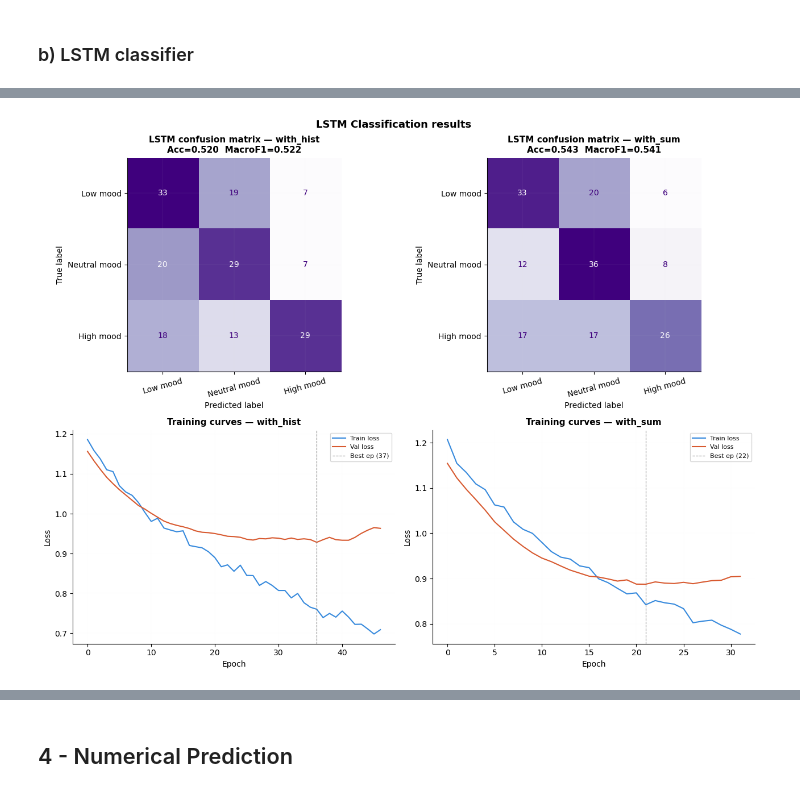
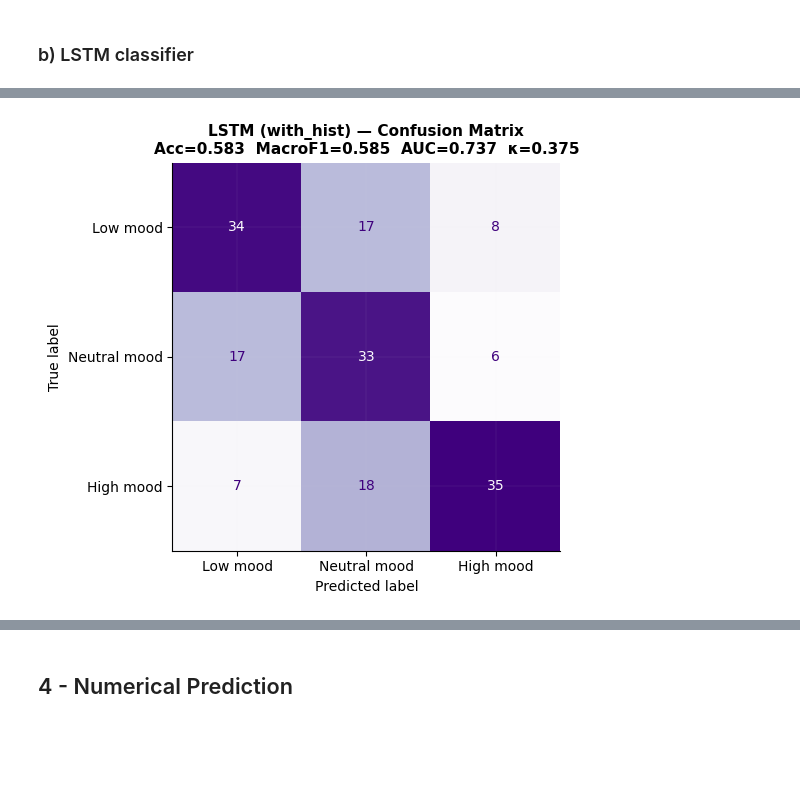
Before and after one commit to alicja-a-d/Data_Mining, a Jupyter notebook: assignment1_def.ipynb, the cells around one changed output, grey strips where cells are left out. Cells and saved outputs as stored; diff of their text form; code cells hidden in the pictures; blank space fills up the shorter version.

```diff
--- a/assignment1_def.ipynb
+++ b/assignment1_def.ipynb
@@ -915,0 +913,8 @@ plt.show()
+# %%
+# reuse model example
+xgb_class  = joblib.load("models/xgboost_classifier.pkl")
+# Predict (example)
+y_pred_try = xgb_class.predict(X_test)
+y_pred_try_prob = xgb_class.predict_proba(X_test)
+print("Predicted classes:", y_pred_try[:10])
+print("Predicted probabilities:\n", y_pred_try_prob[:10])
@@ -916,10 +934,10 @@ plt.show()
 # %% [markdown]
  ### b) LSTM classifier
 # %%
-# Feature sets for ablation study
+# Feature sets: LSTM needs 2 to avoid multicollinearity
 base_cols = list(dict.fromkeys(
     [c for c in df_feature.columns
-     if any(s in c for s in ["mean","std","weekend","total_app_time"])]
+    if any(s in c for s in ["mean","std","weekend"])]
     + [d for d in days   if d in df_feature.columns]
     + [m for m in months if m in df_feature.columns]
 ))
@@ -1106,32 +1130,68 @@ WARNING:tensorflow:5 out of the last 13 calls to <function TensorFlowTrainer.mak
 # %%
-# Evaluation plots for both feature sets
-fig, axes = plt.subplots(2, 2, figsize=(13, 10))
+for name, res in results_cls.items(): # for each set of features
 
-for col_i, (name, res) in enumerate(results_cls.items()):
-
-    # confusion matrix
-    ax = axes[0, col_i]
+    # 1. confusion matrix
+    fig, ax = plt.subplots(figsize=(6, 5))
     ConfusionMatrixDisplay.from_predictions(
         res["y_te"], res["y_pred"],
         display_labels=class_names,
-        cmap="Purples", ax=ax, colorbar=False)
-    ax.set_title(f"LSTM confusion matrix — {name}\n"
-                 f"Acc={res['test_acc']:.3f}  MacroF1={res['test_f1']:.3f}")
-    ax.tick_params(axis="x", rotation=15)
+        cmap="Purples", ax=ax, colorbar=False
+    )
+    ax.set_title(f"LSTM ({name}) — Confusion Matrix\n"
+                 f"Acc={res['test_acc']:.3f}  MacroF1={res['test_f1']:.3f}  "
+                 f"AUC={res['test_auc']:.3f}  κ={res['kappa']:.3f}")
+    plt.tight_layout()
+    plt.savefig(f"figures/lstm_cls_confusion_{name}.png", dpi=150)
+    plt.show()
 
-    # training curves
-    ax   = axes[1, col_i]
+    # 2. training curves
     hist = res["history"].history
-    ep   = np.argmin(hist["val_loss"])
+    best_ep = np.argmin(hist["val_loss"])
+    train_loss_at_best = hist["loss"][best_ep]
+    val_loss_at_best   = hist["val_loss"][best_ep]
+
+    fig, ax = plt.subplots(figsize=(8, 4))
     ax.plot(hist["loss"],     color=BLUE,  label="Train loss")
     ax.plot(hist["val_loss"], color=CORAL, label="Val loss")
-    ax.axvline(ep, color="gray", ls="--", lw=0.8, label=f"Best ep ({ep+1})")
-    ax.set_title(f"Training curves — {name}")
-    ax.set_xlabel("Epoch"); ax.set_ylabel("Loss"); ax.legend(fontsize=8)
+    ax.axvline(best_ep, color=GRAY, ls="--", lw=0.8,
+               label=f"Best epoch ({best_ep+1})")
+    ax.set_xlabel("Epoch")
+    ax.set_ylabel("Loss")
+    ax.set_title(f"LSTM ({name}) — Training Curves\n"
+                 f"Best epoch {best_ep+1}: "
+                 f"train={train_loss_at_best:.3f}  val={val_loss_at_best:.3f}  "
+                 f"gap={val_loss_at_best - train_loss_at_best:.3f}")
+    ax.legend()
+    plt.tight_layout()
+    plt.savefig(f"figures/lstm_cls_curves_{name}.png", dpi=150)
+    plt.show()
 
-plt.suptitle("LSTM Classification results", fontsize=13, fontweight="bold")
-plt.tight_layout()
-plt.savefig("figures/lstm_cls_results.png", dpi=150)
-plt.show()
+    # 3. per-class metrics
+    report     = classification_report(
+        res["y_te"], res["y_pred"],
+        target_names=class_names, output_dict=True
+    )
+    metrics_df = pd.DataFrame(report).T.loc[
+        class_names, ["precision", "recall", "f1-score"]
+    ]
+
+    fig, ax = plt.subplots(figsize=(7, 4))
+    x = np.arange(len(class_names))
+    for i, (metric, color) in enumerate(zip(
+        ["precision", "recall", "f1-score"], [BLUE, TEAL, CORAL]
+    )):
+        ax.bar(x + i * 0.25, metrics_df[metric], 0.25,
+               label=metric, color=color)
+    ax.set_xticks(x + 0.25)
+    ax.set_xticklabels(class_names)
+    ax.set_ylim(0, 1)
+    ax.set_ylabel("Score")
+    ax.set_title(f"LSTM ({name}) — Per-class Metrics\n"
+                 f"Acc={res['test_acc']:.3f}  MacroF1={res['test_f1']:.3f}  "
+                 f"κ={res['kappa']:.3f}")
+    ax.legend()
+    plt.tight_layout()
+    plt.savefig(f"figures/lstm_cls_perclass_{name}.png", dpi=150)
+    plt.show()
 # %% [output]
-[figure, old version]
+[figure, new version]
```
Also changed, not shown: parts of 34 cells of this notebook, 46 other files.
